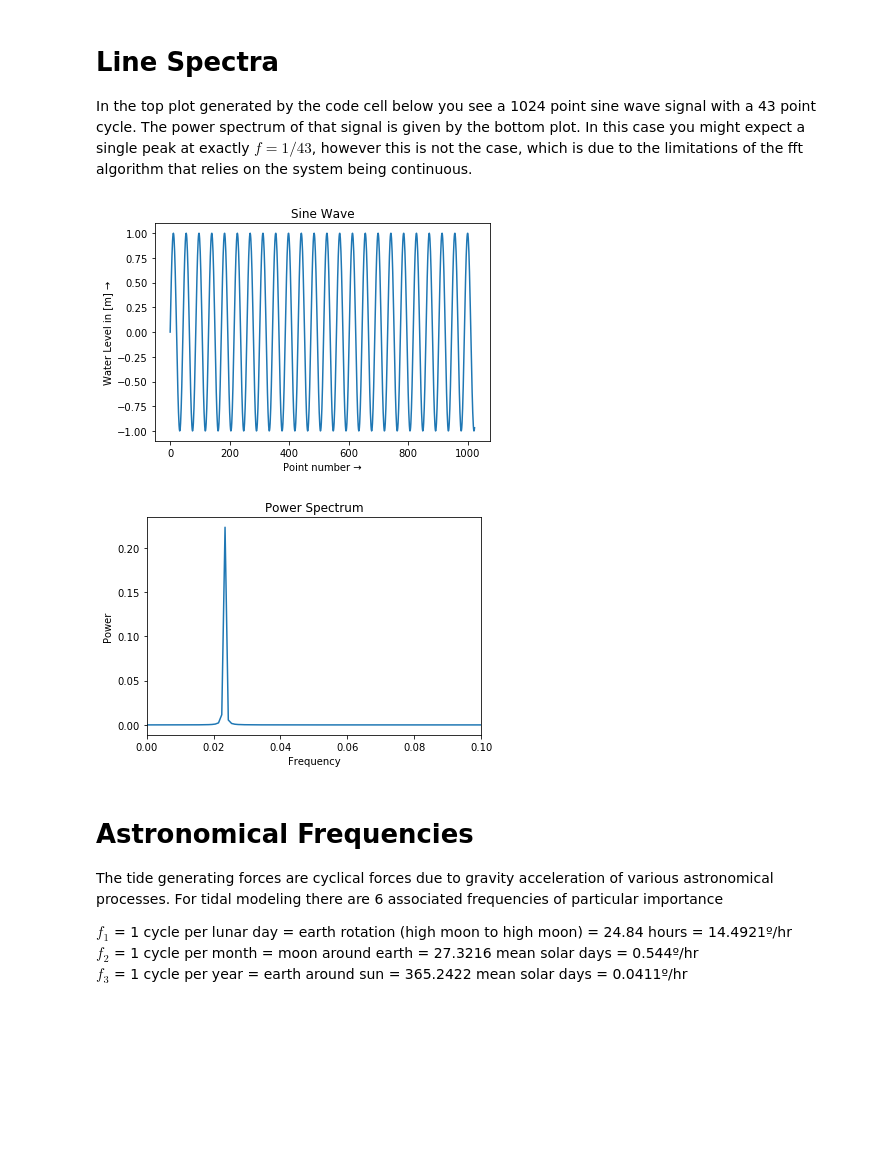
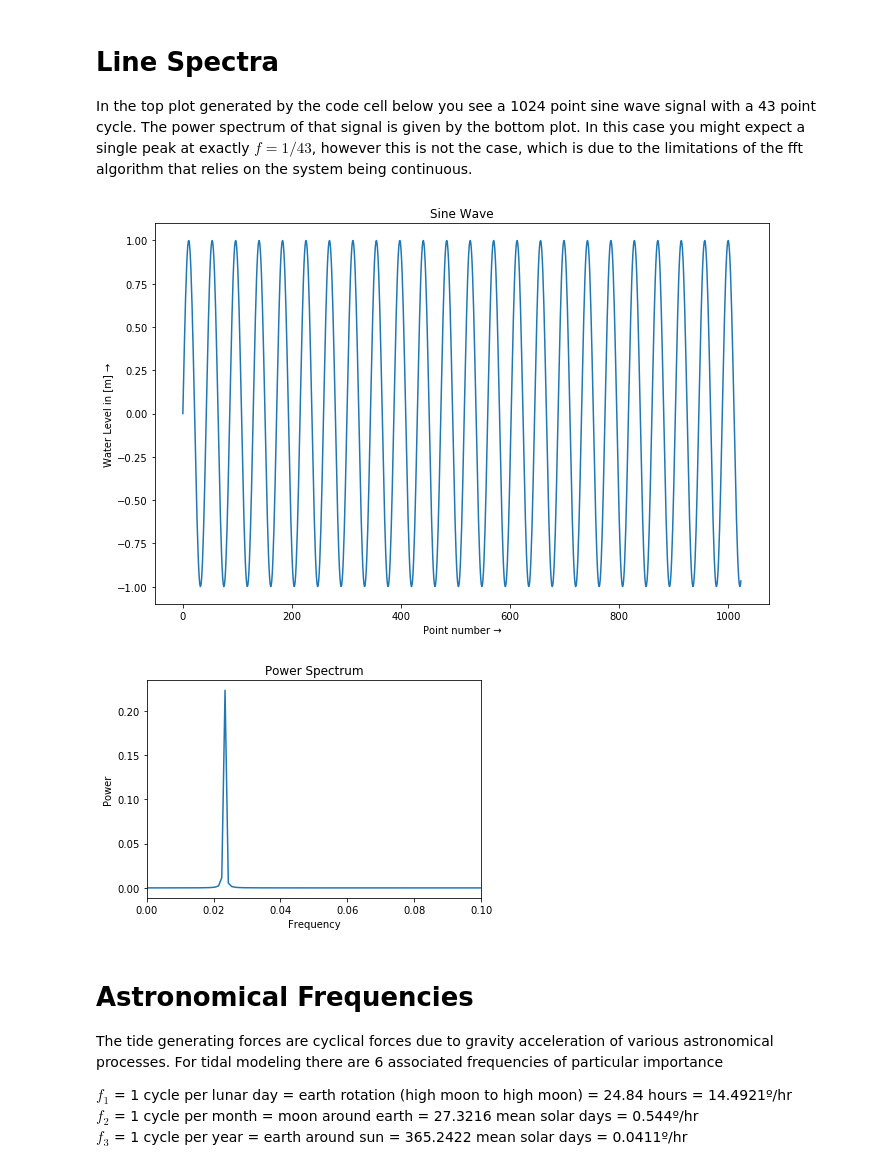
Before and after one commit to semmed/ESCI_OE_875_Public, a Jupyter notebook: 20200402_Tidal_Analysis_using_UTide.ipynb, the cells around one changed output. Drawn from its saved outputs; the diff is of its cells as text; code cells hidden in the pictures; blank space fills up the shorter version.

```diff
--- a/20200402_Tidal_Analysis_using_UTide.ipynb
+++ b/20200402_Tidal_Analysis_using_UTide.ipynb
@@ -120,29 +127,31 @@ where:
 
 In the top plot generated by the code cell below you see a 1024 point sine wave signal with a 43 point cycle. The power spectrum of that signal is given by the bottom plot. In this case you might expect a single peak at exactly $f=1/43$, however this is not the case, which is due to the limitations of the fft algorithm that relies on the system being continuous.
 # %%
-plt.figure();
+fig = plt.figure(figsize=(11, 7))
+ax = fig.add_subplot(1, 1, 1)
 n = 1024
 s = int(n/2)
 t = np.arange(n)
 f = 1/43
 A = 1
 eta = A*sin(2*pi*f*t)  # Create a sinusoid
 plt.plot(eta)
 plt.title('Sine Wave')
 plt.ylabel('Water Level in [m] →')
 plt.xlabel('Point number →')
 plt.show()
+
 plt.figure();         # Show the sinusoid
 Fk = fft.fft(eta)/n   # The FFT of the signal
 nu = fft.fftfreq(n,1) # The natural frequencies in the spectrum
 plt.plot(nu[0:s],np.absolute(Fk[0:s])**2) # Plot the power spectrum
 plt.title('Power Spectrum')
 plt.ylabel('Power')
 plt.xlabel('Frequency')
 plt.xlim(0,0.1)
 plt.show()
 # %% [output]
-[figure, old version]
+[figure, new version]
 [figure]
 # %% [markdown]
 # Astronomical Frequencies
```
Also changed, not shown: parts of 8 cells of this notebook, 1 other file.
